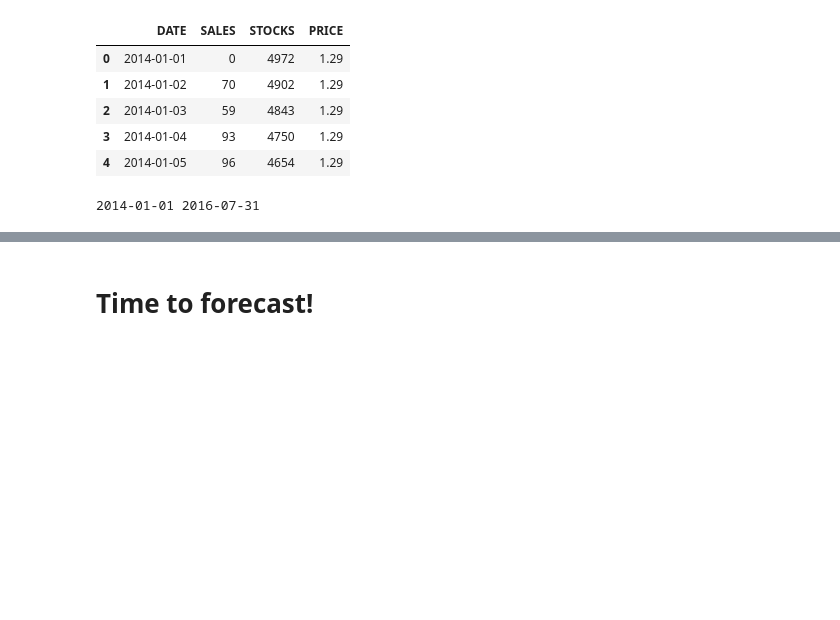
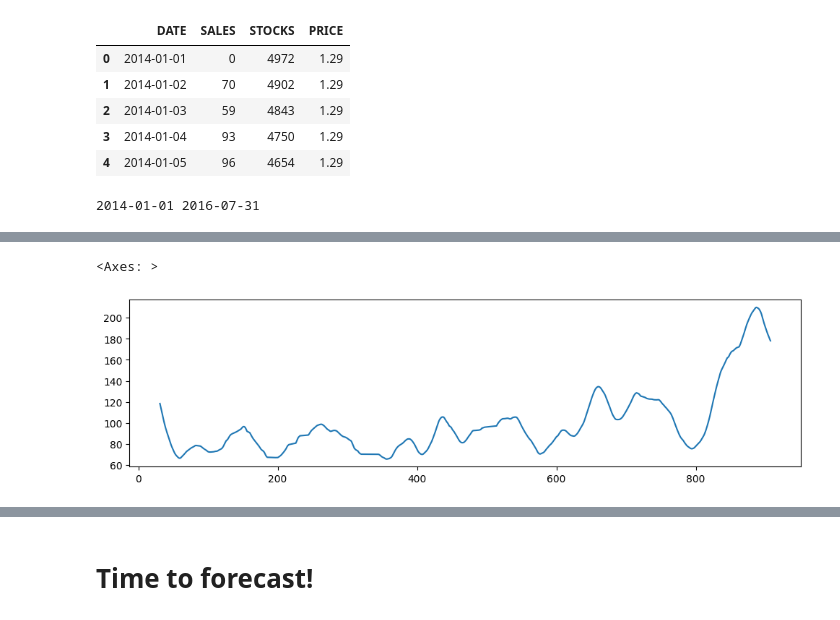
Before and after one commit to andresbarcia/DataAnalisys, a Jupyter notebook: Retail_Sales_Forecasting.ipynb, the cells around one changed output, grey strips where cells are left out. Drawn from its saved outputs; the diff is of its cells as text; code cells hidden in the pictures; blank space fills up the shorter version.

```diff
--- a/Retail_Sales_Forecasting.ipynb
+++ b/Retail_Sales_Forecasting.ipynb
@@ -133,0 +222,5 @@ sales.rolling(180, center=True, win_type="triang").mean().plot.line()
+# %%
+sales.rolling(60, center=True, win_type="triang").mean().plot.line()
+# %% [output]
+<Axes: >
+[figure, added]
```
Also changed, not shown: parts of 20 cells of this notebook.
